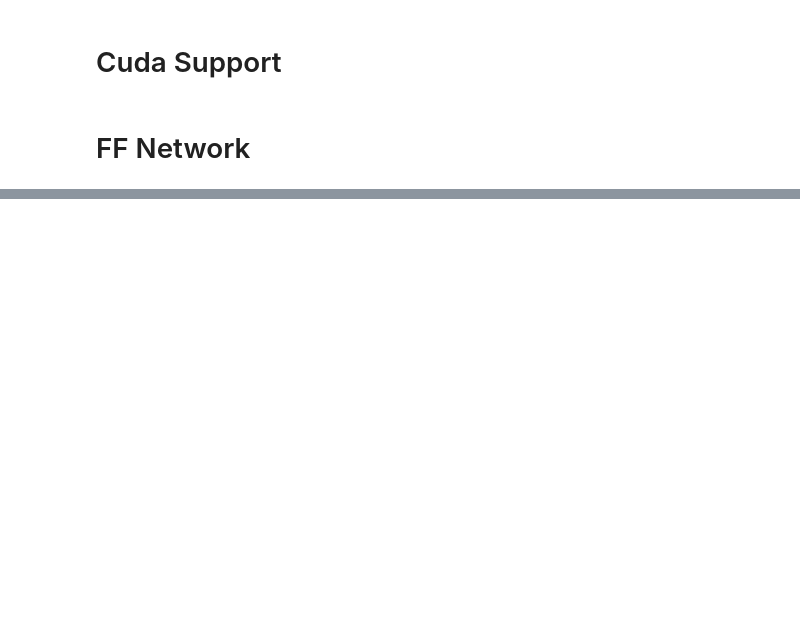
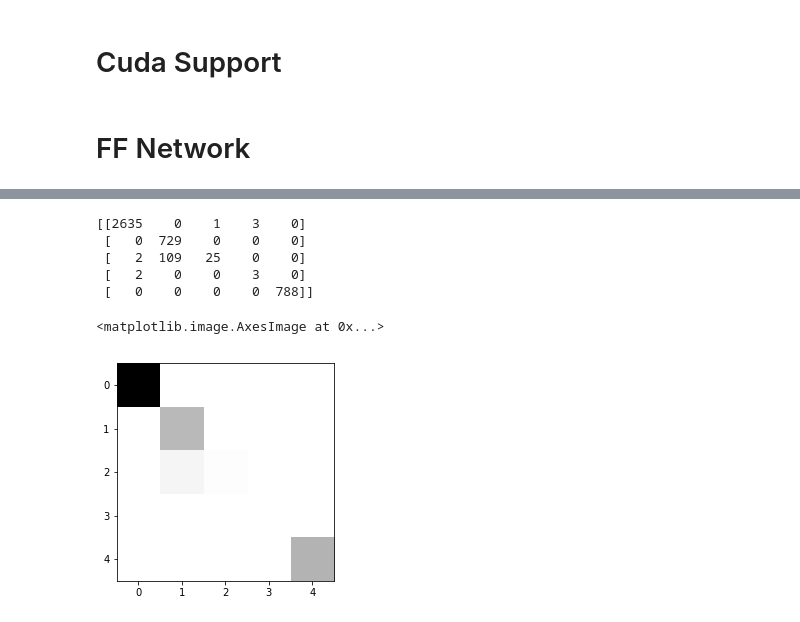
Before and after one commit to SriramPingali/Chem-Learning-Challenge, a Jupyter notebook: Chem_Learning.ipynb, the cells around one changed output, grey strips where cells are left out. Saved outputs shown, nothing was run; the diff lists cells and outputs as text; code cells hidden in the pictures; blank space fills up the shorter version.

```diff
--- a/Chem_Learning.ipynb
+++ b/Chem_Learning.ipynb
@@ -156,0 +223,12 @@ Text(0, 0.5, 'acc')
+# %%
+cm = confusion_matrix(np.argmax(Y_OH_train.to('cpu').detach().numpy(), 1), np.argmax(ff_n(X_train).to('cpu').detach().numpy(), 1))
+print(cm)
+plt.imshow(cm, cmap='binary')
+# %% [output]
+[[2635    0    1    3    0]
+ [   0  729    0    0    0]
+ [   2  109   25    0    0]
+ [   2    0    0    3    0]
+ [   0    0    0    0  788]]
+<matplotlib.image.AxesImage at 0x...>
+[figure, added]
```
Also changed, not shown: parts of 40 cells of this notebook.
